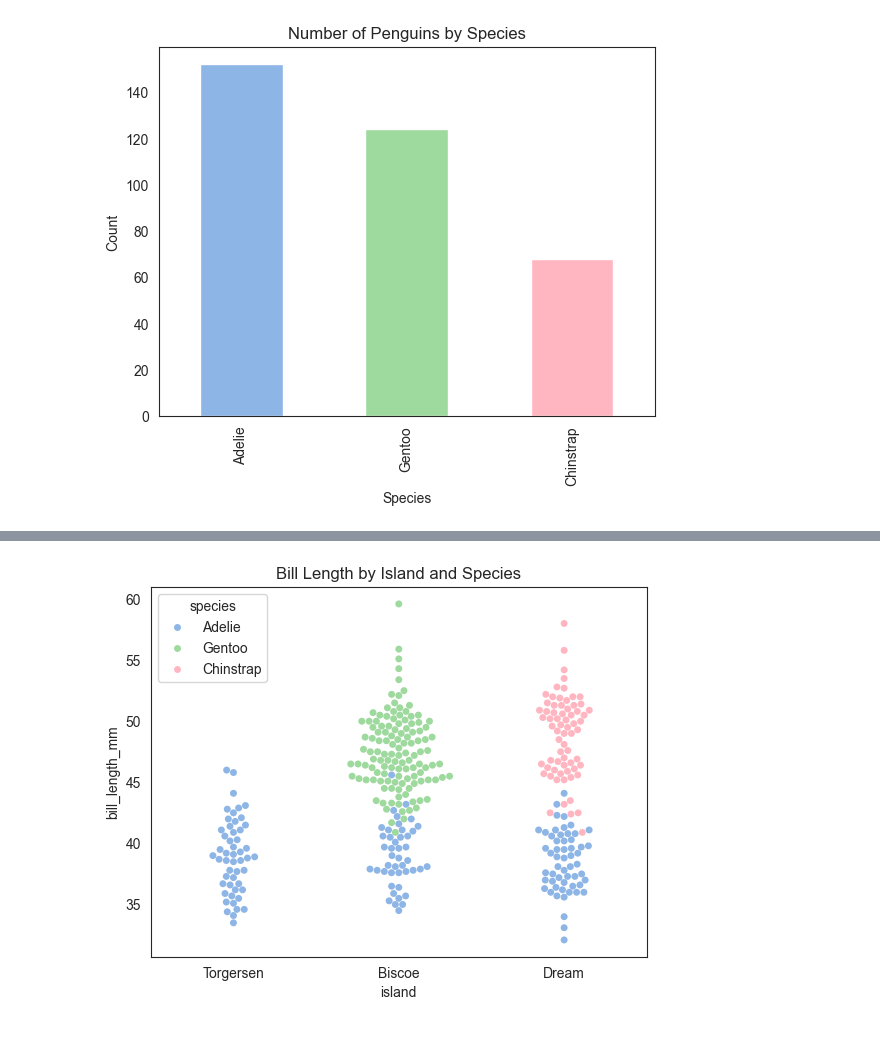
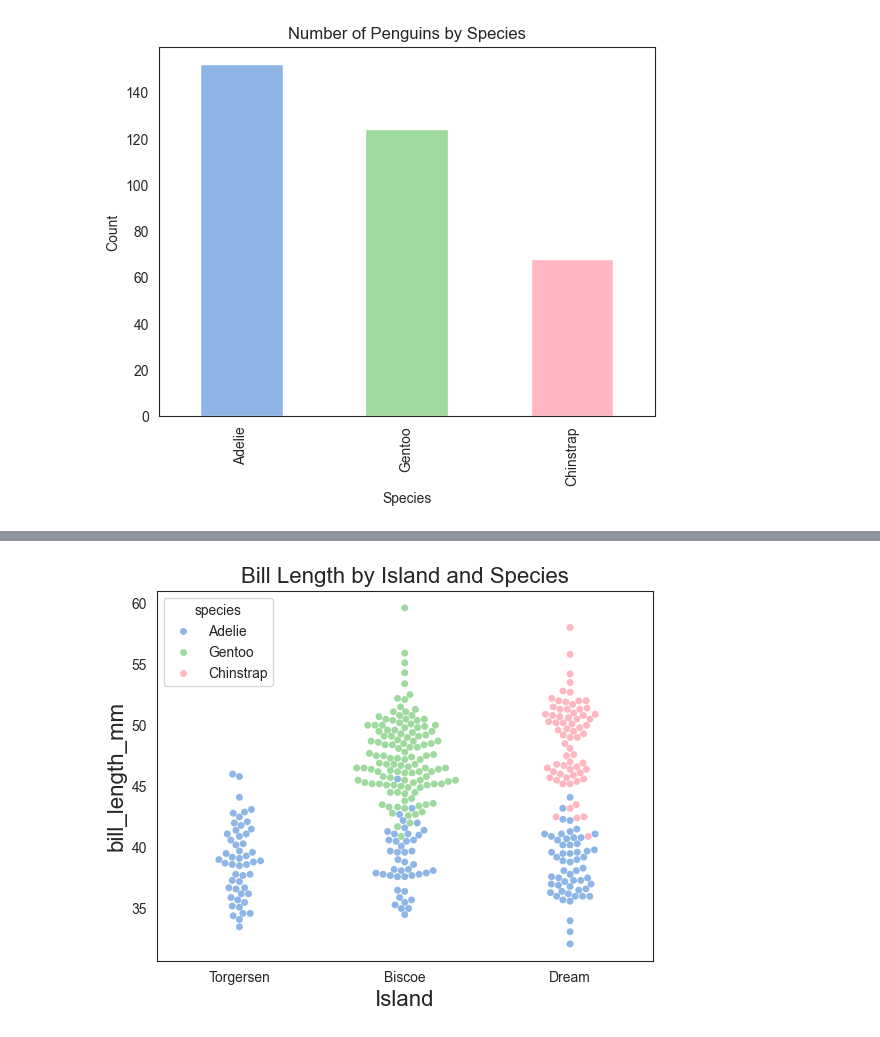
Before and after one commit to carinachu22/introtoAI, a Jupyter notebook: coursework.ipynb, the cells around one changed output, grey strips where cells are left out. Drawn from its saved outputs; the diff is of its cells as text; code cells hidden in the pictures.

```diff
--- a/coursework.ipynb
+++ b/coursework.ipynb
@@ -42,6 +42,7 @@ We analyse the following things:
 # %%
 sns.set_style('white')
 colors = ['#8db5e6', '#9ed99d', '#ffb6c1']
+font_size = 16
 ax_species = df_penguins['species'].value_counts().plot(kind='bar',color=colors)
 
 # Add y-axis label
@@ -68,12 +69,14 @@ plt.show()
 # %%
 sns.swarmplot(x=df_penguins.island,y=df_penguins.bill_length_mm,hue=df_penguins.species, palette=colors)
 
 # Add graph title
-plt.title('Bill Length by Island and Species')
+plt.title('Bill Length by Island and Species',fontsize=font_size)
+plt.xlabel("Island",fontsize=font_size)
+plt.ylabel("bill_length_mm",fontsize=font_size)
 
 plt.show()
 # %% [output]
-[figure, old version]
+[figure, new version]
 # %%
 # Define the features you want to include in the pairplot
 selected_features = ['species','bill_length_mm', 'bill_depth_mm', 'flipper_length_mm', 'body_mass_g']
```
Also changed, not shown: parts of 5 cells of this notebook.
